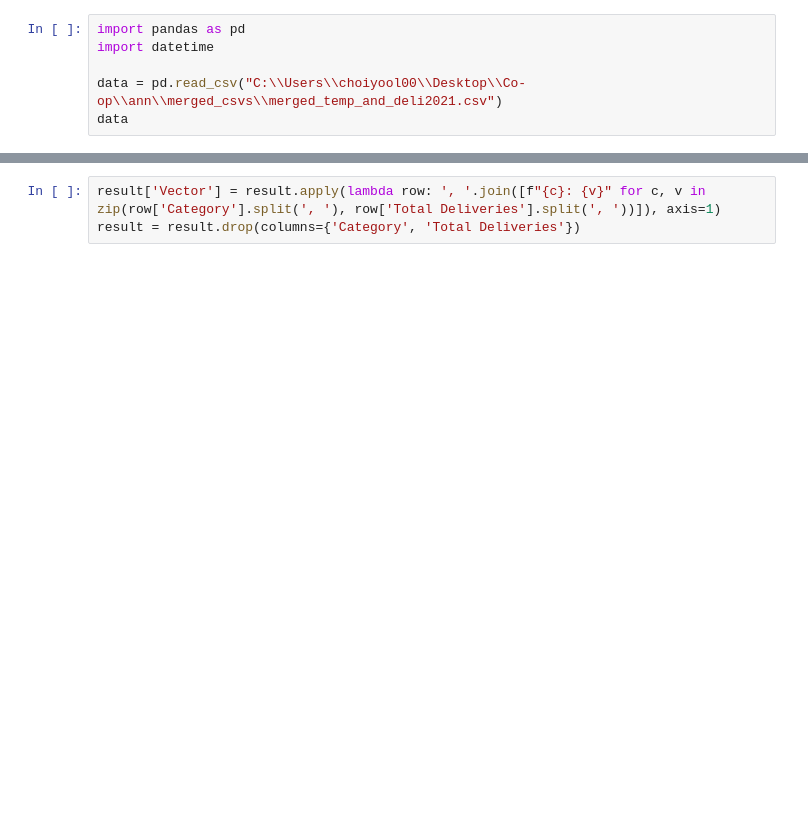
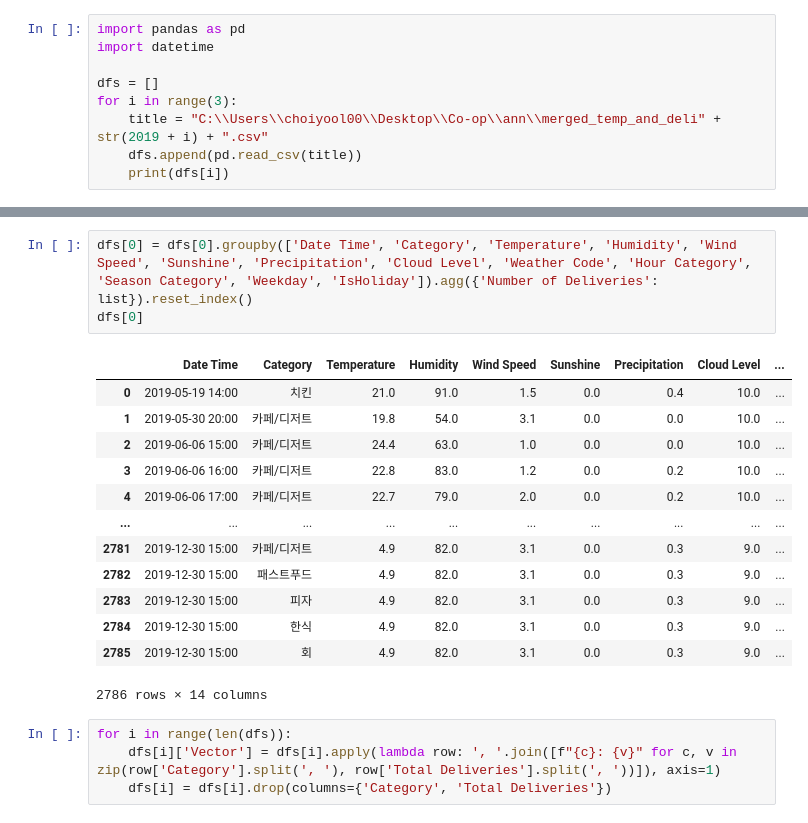
Before and after one commit to highlaw00/MyANNModel, a Jupyter notebook: Temp_and_Deli_Process.ipynb, the cells around one changed output, grey strips where cells are left out. Drawn from its saved outputs; the diff is of its cells as text; blank space fills up the shorter version.

```diff
--- a/Temp_and_Deli_Process.ipynb
+++ b/Temp_and_Deli_Process.ipynb
@@ -2,6 +2,9 @@
 import pandas as pd
 import datetime
 
-data = pd.read_csv("C:\\Users\\choiyool00\\Desktop\\Co-op\\ann\\merged_csvs\\merged_temp_and_deli2021.csv")
-data
+dfs = []
+for i in range(3):
+    title = "C:\\Users\\choiyool00\\Desktop\\Co-op\\ann\\merged_temp_and_deli" + str(2019 + i) + ".csv"
+    dfs.append(pd.read_csv(title))
+    print(dfs[i])
 # %% [output]
@@ -68,3 +47,21 @@ result = result.groupby(['Date Time', 'Hour Time']).agg({'Category': lambda x: '
+# %%
+dfs[0] = dfs[0].groupby(['Date Time', 'Category', 'Temperature', 'Humidity', 'Wind Speed', 'Sunshine', 'Precipitation', 'Cloud Level', 'Weather Code', 'Hour Category', 'Season Category', 'Weekday', 'IsHoliday']).agg({'Number of Deliveries': list}).reset_index()
+dfs[0]
+# %% [output]
+|  | Date Time | Category | Temperature | Humidity | Wind Speed | Sunshine | Precipitation | Cloud Level | ... |
+| 0 | 2019-05-19 14:00 | 치킨 | 21.0 | 91.0 | 1.5 | 0.0 | 0.4 | 10.0 | ... |
+| 1 | 2019-05-30 20:00 | 카페/디저트 | 19.8 | 54.0 | 3.1 | 0.0 | 0.0 | 10.0 | ... |
+| 2 | 2019-06-06 15:00 | 카페/디저트 | 24.4 | 63.0 | 1.0 | 0.0 | 0.0 | 10.0 | ... |
+| 3 | 2019-06-06 16:00 | 카페/디저트 | 22.8 | 83.0 | 1.2 | 0.0 | 0.2 | 10.0 | ... |
+| 4 | 2019-06-06 17:00 | 카페/디저트 | 22.7 | 79.0 | 2.0 | 0.0 | 0.2 | 10.0 | ... |
+| ... | ... | ... | ... | ... | ... | ... | ... | ... | ... |
+| 2781 | 2019-12-30 15:00 | 카페/디저트 | 4.9 | 82.0 | 3.1 | 0.0 | 0.3 | 9.0 | ... |
+| 2782 | 2019-12-30 15:00 | 패스트푸드 | 4.9 | 82.0 | 3.1 | 0.0 | 0.3 | 9.0 | ... |
+| 2783 | 2019-12-30 15:00 | 피자 | 4.9 | 82.0 | 3.1 | 0.0 | 0.3 | 9.0 | ... |
+| 2784 | 2019-12-30 15:00 | 한식 | 4.9 | 82.0 | 3.1 | 0.0 | 0.3 | 9.0 | ... |
+| 2785 | 2019-12-30 15:00 | 회 | 4.9 | 82.0 | 3.1 | 0.0 | 0.3 | 9.0 | ... |
+2786 rows × 14 columns
 # %%
-result['Vector'] = result.apply(lambda row: ', '.join([f"{c}: {v}" for c, v in zip(row['Category'].split(', '), row['Total Deliveries'].split(', '))]), axis=1)
-result = result.drop(columns={'Category', 'Total Deliveries'})
+for i in range(len(dfs)):
+    dfs[i]['Vector'] = dfs[i].apply(lambda row: ', '.join([f"{c}: {v}" for c, v in zip(row['Category'].split(', '), row['Total Deliveries'].split(', '))]), axis=1)
+    dfs[i] = dfs[i].drop(columns={'Category', 'Total Deliveries'})
```
Also changed, not shown: parts of 17 cells of this notebook, 21 other files.
